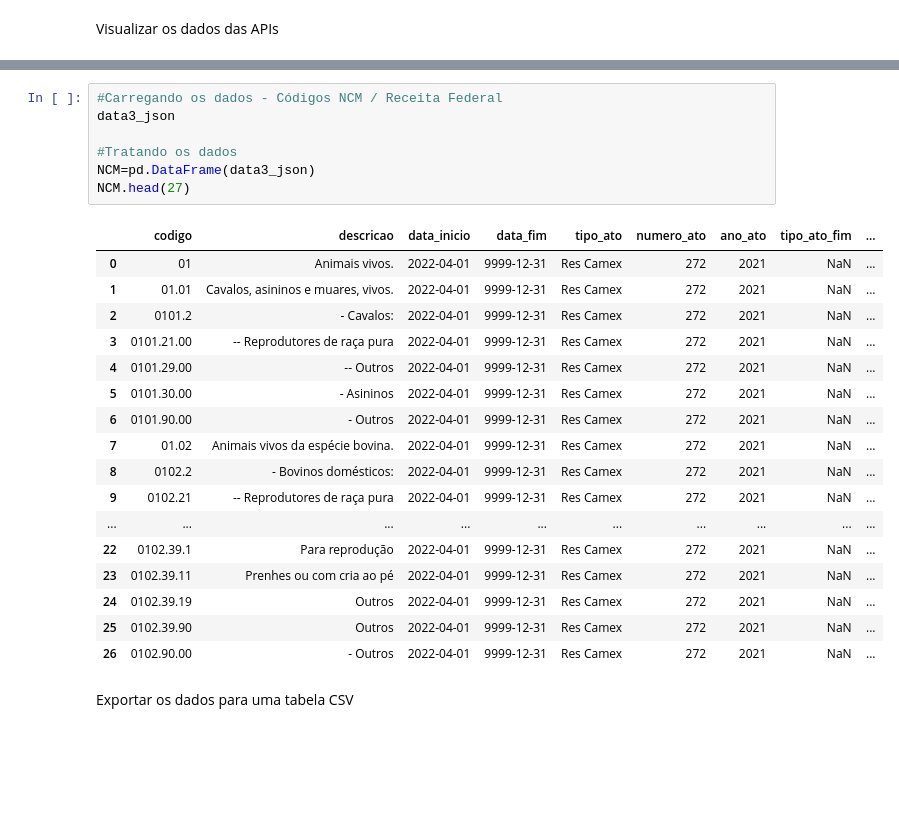
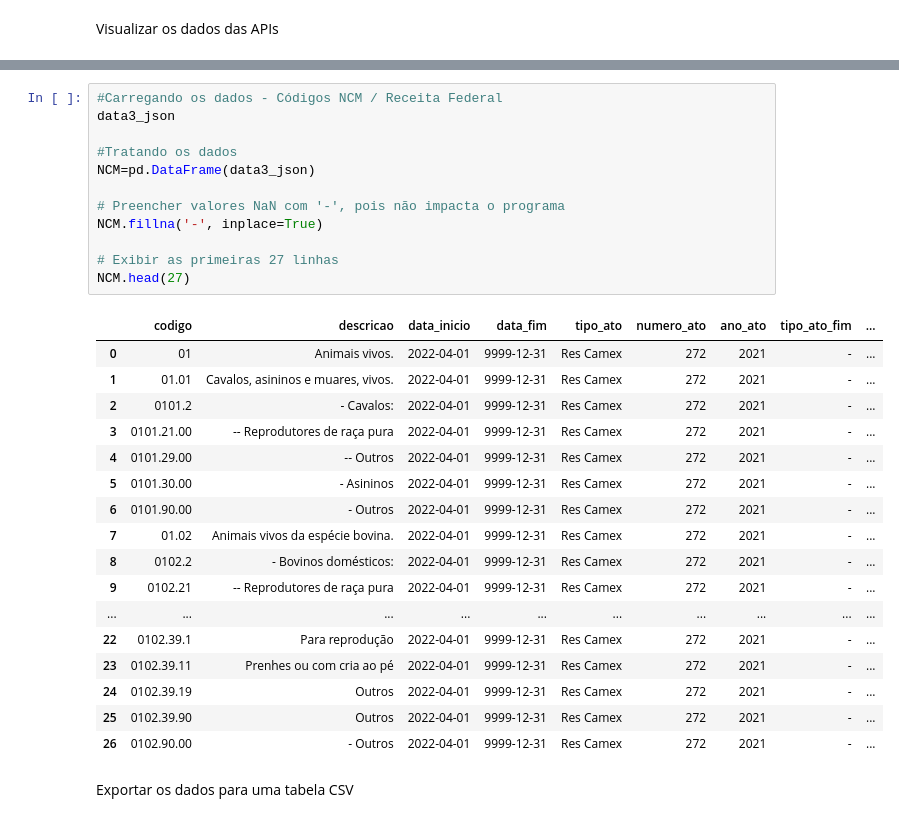
Before and after one commit to firmoll/meu-projeto, a Jupyter notebook: Código_Entrega_LeonardoFirmo_58875.ipynb, the cells around one changed output, grey strips where cells are left out. Cells and saved outputs as stored; diff of their text form; blank space fills up the shorter version.

Commit message:
Código com a base atualizada
Foi refeito o programa, com foco em compreender a consulta e os dados.

```diff
--- a/Código_Entrega_LeonardoFirmo_58875.ipynb
+++ b/Código_Entrega_LeonardoFirmo_58875.ipynb
@@ -114,28 +104,33 @@ Corretoras.head(27)
 # %%
 #Carregando os dados - Códigos NCM / Receita Federal
 data3_json
 
 #Tratando os dados
 NCM=pd.DataFrame(data3_json)
+
+# Preencher valores NaN com '-', pois não impacta o programa
+NCM.fillna('-', inplace=True)
+
+# Exibir as primeiras 27 linhas
 NCM.head(27)
 # %% [output]
 |  | codigo | descricao | data_inicio | data_fim | tipo_ato | numero_ato | ano_ato | tipo_ato_fim | ... |
-| 0 | 01 | Animais vivos. | 2022-04-01 | 9999-12-31 | Res Camex | 272 | 2021 | NaN | ... |
-| 1 | 01.01 | Cavalos, asininos e muares, vivos. | 2022-04-01 | 9999-12-31 | Res Camex | 272 | 2021 | NaN | ... |
-| 2 | 0101.2 | - Cavalos: | 2022-04-01 | 9999-12-31 | Res Camex | 272 | 2021 | NaN | ... |
-| 3 | 0101.21.00 | -- Reprodutores de raça pura | 2022-04-01 | 9999-12-31 | Res Camex | 272 | 2021 | NaN | ... |
-| 4 | 0101.29.00 | -- Outros | 2022-04-01 | 9999-12-31 | Res Camex | 272 | 2021 | NaN | ... |
-| 5 | 0101.30.00 | - Asininos | 2022-04-01 | 9999-12-31 | Res Camex | 272 | 2021 | NaN | ... |
-| 6 | 0101.90.00 | - Outros | 2022-04-01 | 9999-12-31 | Res Camex | 272 | 2021 | NaN | ... |
-| 7 | 01.02 | Animais vivos da espécie bovina. | 2022-04-01 | 9999-12-31 | Res Camex | 272 | 2021 | NaN | ... |
-| 8 | 0102.2 | - Bovinos domésticos: | 2022-04-01 | 9999-12-31 | Res Camex | 272 | 2021 | NaN | ... |
-| 9 | 0102.21 | -- Reprodutores de raça pura | 2022-04-01 | 9999-12-31 | Res Camex | 272 | 2021 | NaN | ... |
+| 0 | 01 | Animais vivos. | 2022-04-01 | 9999-12-31 | Res Camex | 272 | 2021 | - | ... |
+| 1 | 01.01 | Cavalos, asininos e muares, vivos. | 2022-04-01 | 9999-12-31 | Res Camex | 272 | 2021 | - | ... |
+| 2 | 0101.2 | - Cavalos: | 2022-04-01 | 9999-12-31 | Res Camex | 272 | 2021 | - | ... |
+| 3 | 0101.21.00 | -- Reprodutores de raça pura | 2022-04-01 | 9999-12-31 | Res Camex | 272 | 2021 | - | ... |
+| 4 | 0101.29.00 | -- Outros | 2022-04-01 | 9999-12-31 | Res Camex | 272 | 2021 | - | ... |
+| 5 | 0101.30.00 | - Asininos | 2022-04-01 | 9999-12-31 | Res Camex | 272 | 2021 | - | ... |
+| 6 | 0101.90.00 | - Outros | 2022-04-01 | 9999-12-31 | Res Camex | 272 | 2021 | - | ... |
+| 7 | 01.02 | Animais vivos da espécie bovina. | 2022-04-01 | 9999-12-31 | Res Camex | 272 | 2021 | - | ... |
+| 8 | 0102.2 | - Bovinos domésticos: | 2022-04-01 | 9999-12-31 | Res Camex | 272 | 2021 | - | ... |
+| 9 | 0102.21 | -- Reprodutores de raça pura | 2022-04-01 | 9999-12-31 | Res Camex | 272 | 2021 | - | ... |
 | ... | ... | ... | ... | ... | ... | ... | ... | ... | ... |
-| 22 | 0102.39.1 | Para reprodução | 2022-04-01 | 9999-12-31 | Res Camex | 272 | 2021 | NaN | ... |
-| 23 | 0102.39.11 | Prenhes ou com cria ao pé | 2022-04-01 | 9999-12-31 | Res Camex | 272 | 2021 | NaN | ... |
-| 24 | 0102.39.19 | Outros | 2022-04-01 | 9999-12-31 | Res Camex | 272 | 2021 | NaN | ... |
-| 25 | 0102.39.90 | Outros | 2022-04-01 | 9999-12-31 | Res Camex | 272 | 2021 | NaN | ... |
-| 26 | 0102.90.00 | - Outros | 2022-04-01 | 9999-12-31 | Res Camex | 272 | 2021 | NaN | ... |
+| 22 | 0102.39.1 | Para reprodução | 2022-04-01 | 9999-12-31 | Res Camex | 272 | 2021 | - | ... |
+| 23 | 0102.39.11 | Prenhes ou com cria ao pé | 2022-04-01 | 9999-12-31 | Res Camex | 272 | 2021 | - | ... |
+| 24 | 0102.39.19 | Outros | 2022-04-01 | 9999-12-31 | Res Camex | 272 | 2021 | - | ... |
+| 25 | 0102.39.90 | Outros | 2022-04-01 | 9999-12-31 | Res Camex | 272 | 2021 | - | ... |
+| 26 | 0102.90.00 | - Outros | 2022-04-01 | 9999-12-31 | Res Camex | 272 | 2021 | - | ... |
 # %% [markdown]
 Exportar os dados para uma tabela CSV
 # %%
```
Also changed, not shown: parts of 8 cells of this notebook.
